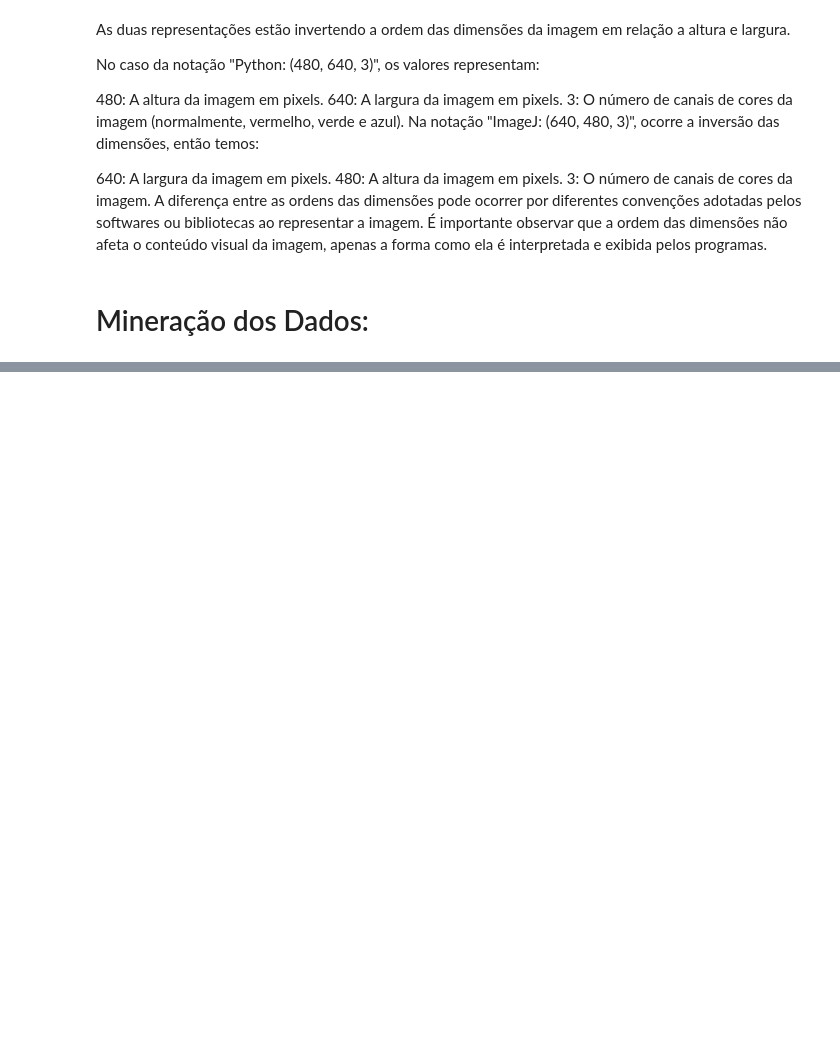
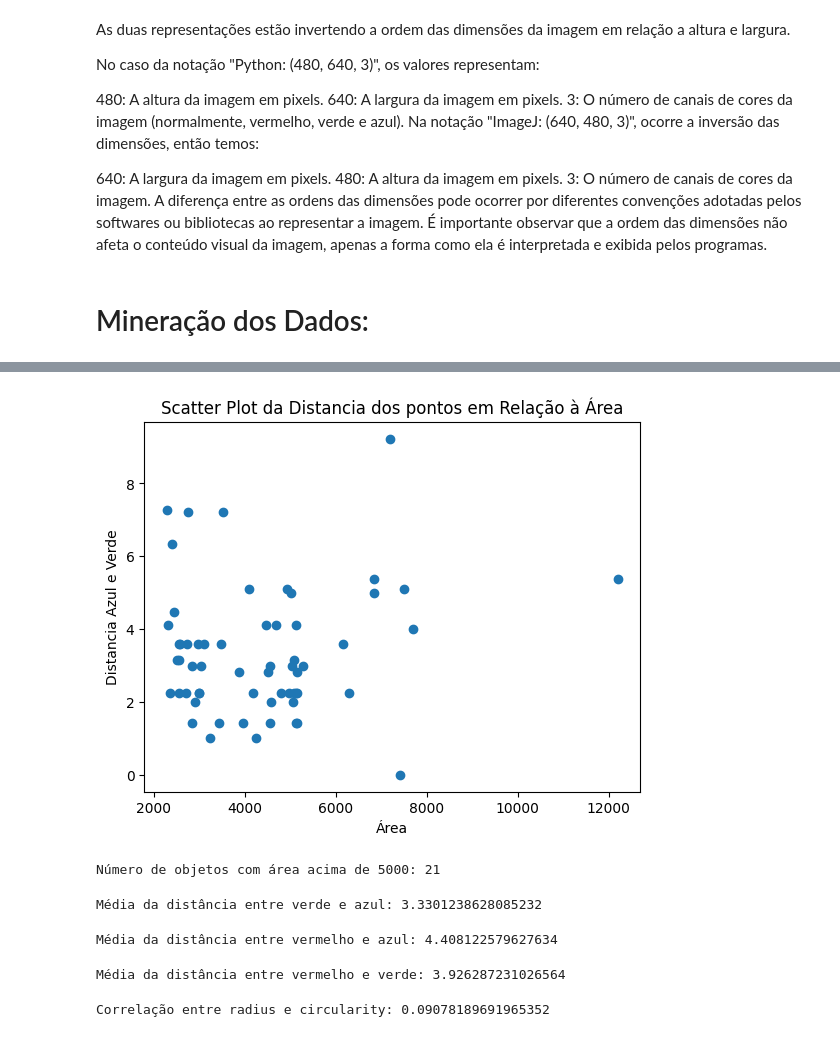
Before and after one commit to Gus-1003/ISD-invention, a Jupyter notebook: Pesquisa/5_Validação_Modularizada.ipynb, the cells around one changed output, grey strips where cells are left out. Cells and saved outputs as stored; diff of their text form; code cells hidden in the pictures; blank space fills up the shorter version.

```diff
--- a/Pesquisa/5_Validação_Modularizada.ipynb
+++ b/Pesquisa/5_Validação_Modularizada.ipynb
@@ -414,0 +478,40 @@ dados
+# %%
+# Plota um scatter plot da circularidade em relação à distancia entre os pontos verde e azul
+plt.scatter(dataset_geral['area'], dataset_geral['distance_green_blue'])
+plt.xlabel('Área')
+plt.ylabel('Distancia Azul e Verde')
+plt.title('Scatter Plot da Distancia dos pontos em Relação à Área')
+plt.show()
+# %% [output]
+[figure, added]
+# %%
+# Filtra os objetos com área acima de um limiar
+limiar_area = 5000
+objetos_grandes = dataset_geral[dataset_geral['area'] > limiar_area]
+print(f"\nNúmero de objetos com área acima de {limiar_area}: {len(objetos_grandes)}")
+# %% [output]
+Número de objetos com área acima de 5000: 21
+# %%
+# Calcula a média da distância entre as cores verde e azul
+media_dist_green_blue = dataset_geral['distance_green_blue'].mean()
+print(f"\nMédia da distância entre verde e azul: {media_dist_green_blue}")
+# %% [output]
+Média da distância entre verde e azul: 3.3301238628085232
+# %%
+# Calcula a média da distância entre as cores vermelho e azul
+media_dist_red_gree = dataset_geral['distance_red_green'].mean()
+print(f"\nMédia da distância entre vermelho e azul: {media_dist_red_gree}")
+# %% [output]
+Média da distância entre vermelho e azul: 4.408122579627634
+# %%
+# Calcula a média da distância entre as cores vermelho e verde
+media_dist_red_blue = dataset_geral['distance_red_blue'].mean()
+print(f"\nMédia da distância entre vermelho e verde: {media_dist_red_blue}")
+# %% [output]
+Média da distância entre vermelho e verde: 3.926287231026564
+# %%
+# Calcula a correlação entre as colunas 'radius' e 'circularity'
+correlacao_radius_circularity = dataset_geral['radius'].corr(dataset_geral['circularity'])
+print(f"\nCorrelação entre radius e circularity: {correlacao_radius_circularity}")
+# %% [output]
+Correlação entre radius e circularity: 0.09078189691965352
```
Also changed, not shown: parts of 10 cells of this notebook.
